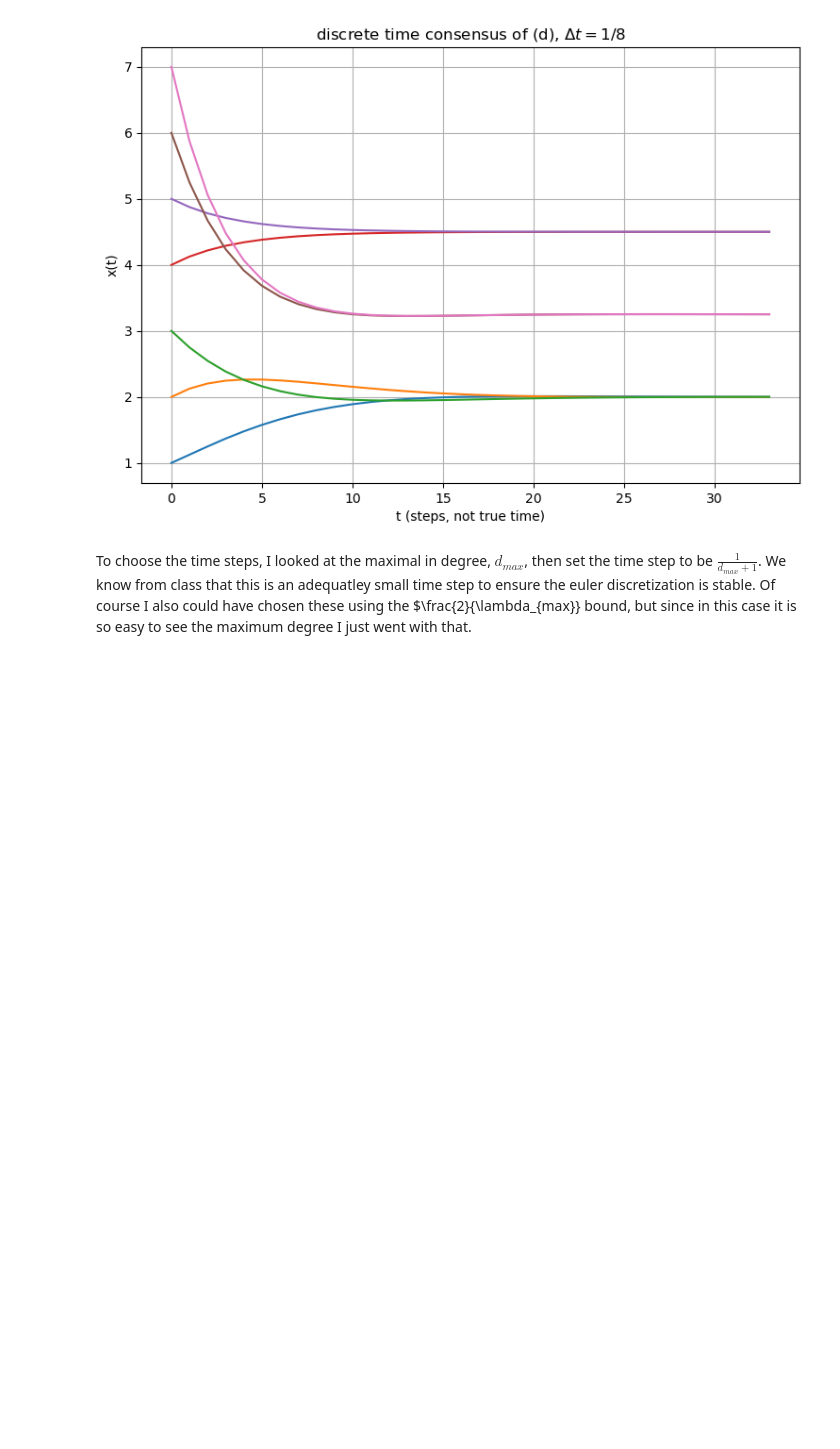
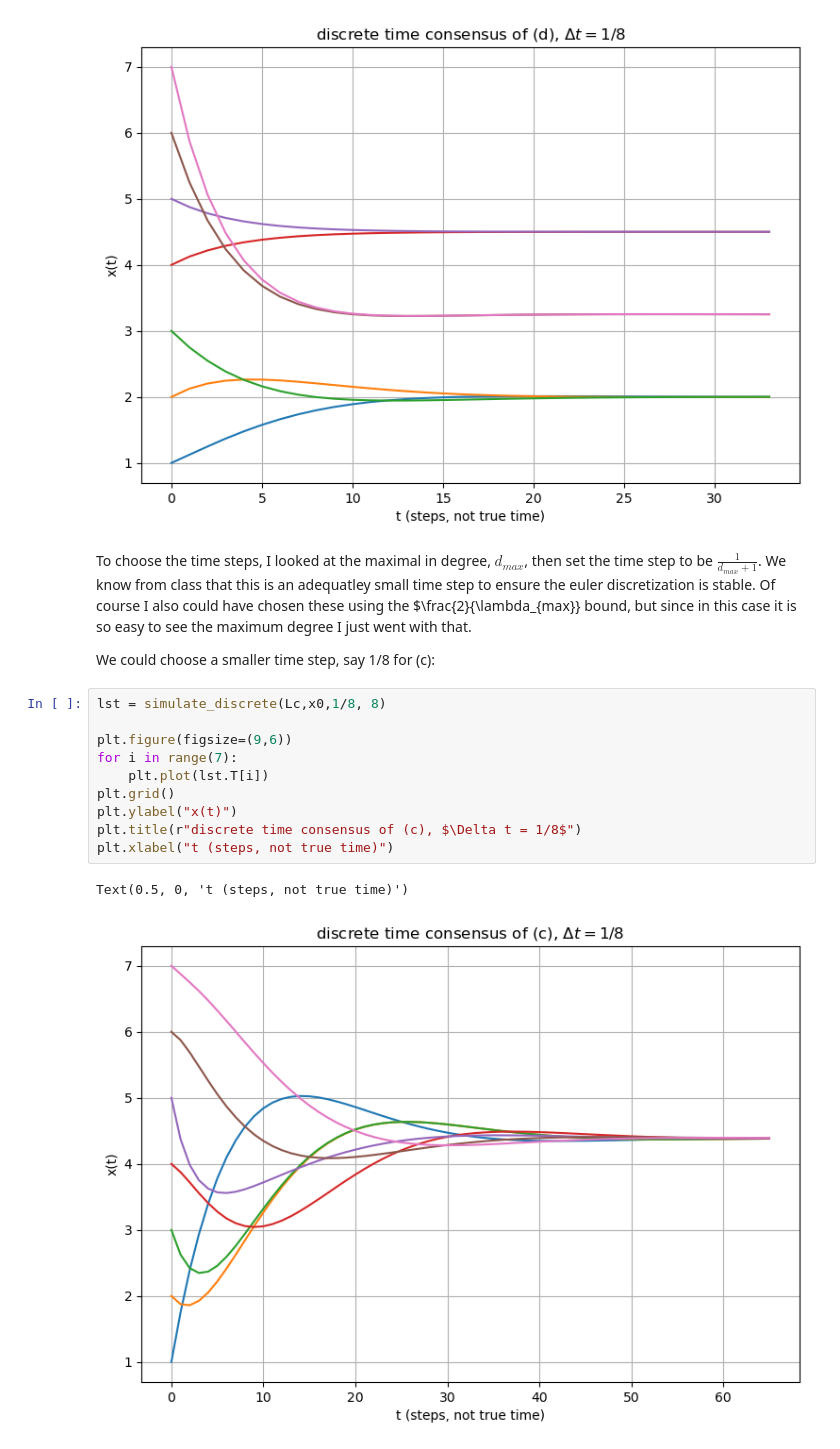
Before and after one commit to valentine-alia/MAE-6870, a Jupyter notebook: HW1_Files/HW1_Template.ipynb, the cells around one changed output. Cells and saved outputs as stored; diff of their text form; blank space fills up the shorter version.

```diff
--- a/HW1_Files/HW1_Template.ipynb
+++ b/HW1_Files/HW1_Template.ipynb
@@ -405,3 +405,18 @@ Text(0.5, 0, 't (steps, not true time)')
 [figure]
 # %% [markdown]
 To choose the time steps, I looked at the maximal in degree, $d_{max}$, then set the time step to be $\frac{1}{d_{max}+1}$. We know from class that this is an adequatley small time step to ensure the euler discretization is stable. Of course I also could have chosen these using the $\frac{2}{\lambda_{max}} bound, but since in this case it is so easy to see the maximum degree I just went with that.
+
+We could choose a smaller time step, say 1/8 for (c):
+# %%
+lst = simulate_discrete(Lc,x0,1/8, 8)
+
+plt.figure(figsize=(9,6))
+for i in range(7):
+    plt.plot(lst.T[i])
+plt.grid()
+plt.ylabel("x(t)")
+plt.title(r"discrete time consensus of (c), $\Delta t = 1/8$")
+plt.xlabel("t (steps, not true time)")
+# %% [output]
+Text(0.5, 0, 't (steps, not true time)')
+[figure, added]
```
Also changed, not shown: parts of 6 cells of this notebook.
